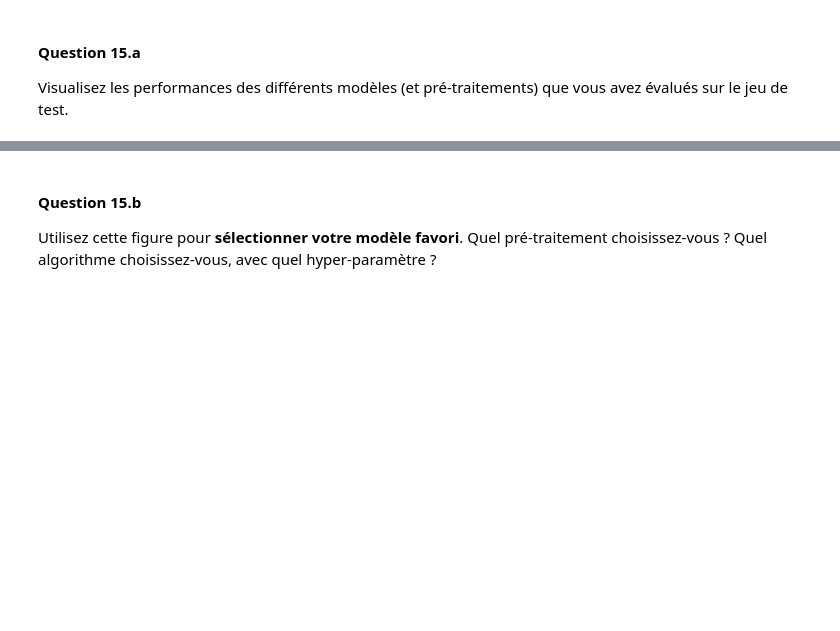
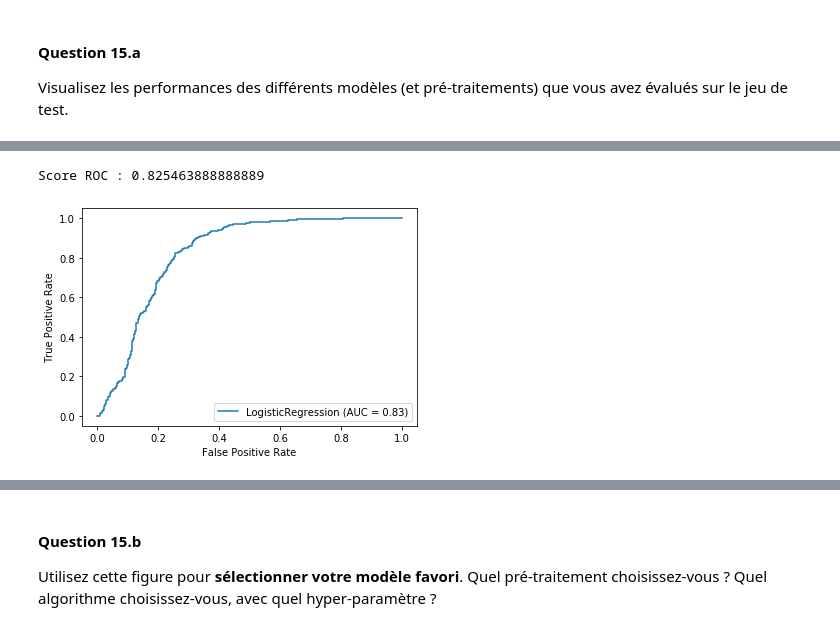
Before and after one commit to TristanCotillard/Projet_sdd, a Jupyter notebook: Projet.ipynb, the cells around one changed output, grey strips where cells are left out. Drawn from its saved outputs; the diff is of its cells as text; code cells hidden in the pictures; blank space fills up the shorter version.

```diff
--- a/Projet.ipynb
+++ b/Projet.ipynb
@@ -631,0 +915,9 @@ f1s = [f1_neigh_opt, ,f1_forest_opt]
+# %%
+logreg = LogisticRegression(penalty='l1', C=0.0042, solver='saga')
+logreg.fit(X_train_processed, y_train)
+y_preprocessed = logreg.predict_proba(X_test_processed)
+print(f"Score ROC : {roc_auc_score(y_test, y_preprocessed[:, 1])}")
+plot_roc_curve(logreg, X_test_processed, y_test);
+# %% [output]
+Score ROC : 0.825463888888889
+[figure, added]
```
Also changed, not shown: parts of 59 cells of this notebook, 1 other file.
